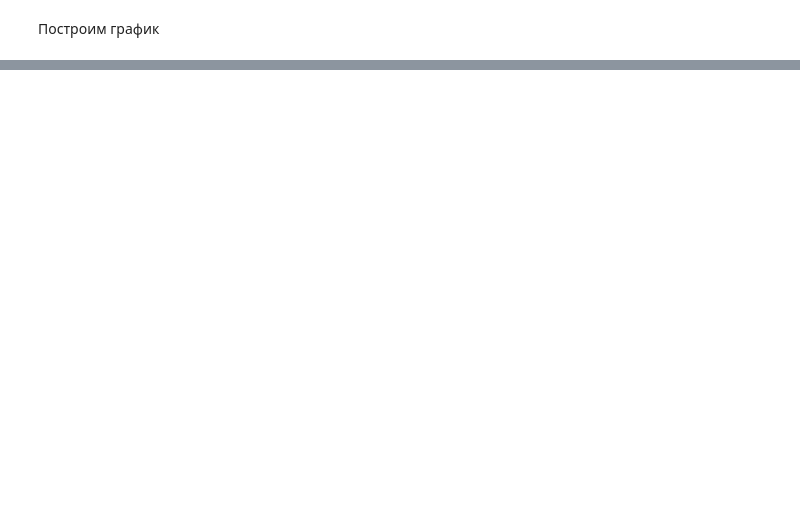
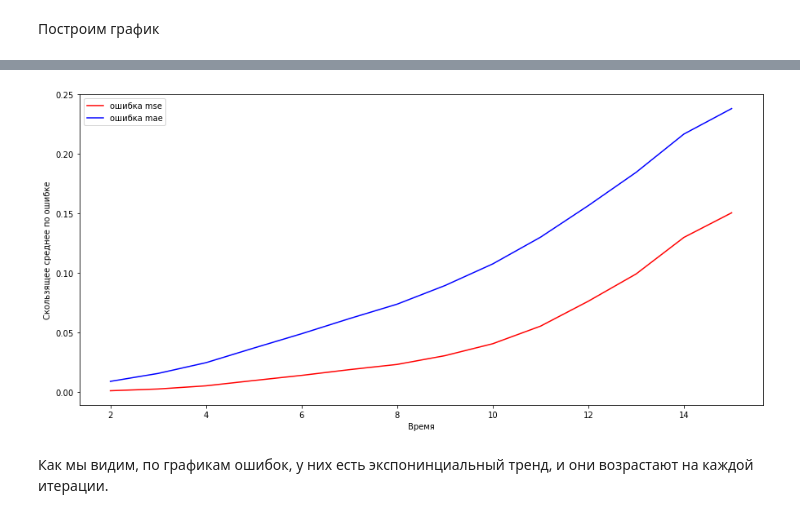
Before and after one commit to egorsemevskiy/GB_EDA, a Jupyter notebook: 4_lesson/HW_4_lesson_gold.ipynb, the cells around one changed output, grey strips where cells are left out. Drawn from its saved outputs; the diff is of its cells as text; code cells hidden in the pictures; blank space fills up the shorter version.

Commit message:
Добавил график ошибок

```diff
--- a/4_lesson/HW_4_lesson_gold.ipynb
+++ b/4_lesson/HW_4_lesson_gold.ipynb
@@ -895,0 +939,15 @@ plt.show()
+# %%
+df_error['mse_d_3']=df_error.iloc[:,0].rolling(window=3).mean()
+df_error['mae_d_3']=df_error.iloc[:,1].rolling(window=3).mean()
+# %%
+plt.figure( figsize=( 15, 7 ))
+plt.xlabel('Время')
+plt.ylabel('Скользящее среднее по ошибке')
+plt.plot(df_error.iloc[:, -2], 'r',label='ошибка mse' )
+plt.plot(df_error.iloc[:, -1], 'b',label='ошибка mae')
+plt.legend()
+plt.show()
+# %% [output]
+[figure, added]
+# %% [markdown]
+Как мы видим, по графикам ошибок, у них есть экспонинциальный тренд, и они возрастают на каждой итерации.
```
Also changed, not shown: parts of 30 cells of this notebook, 10 other files.
